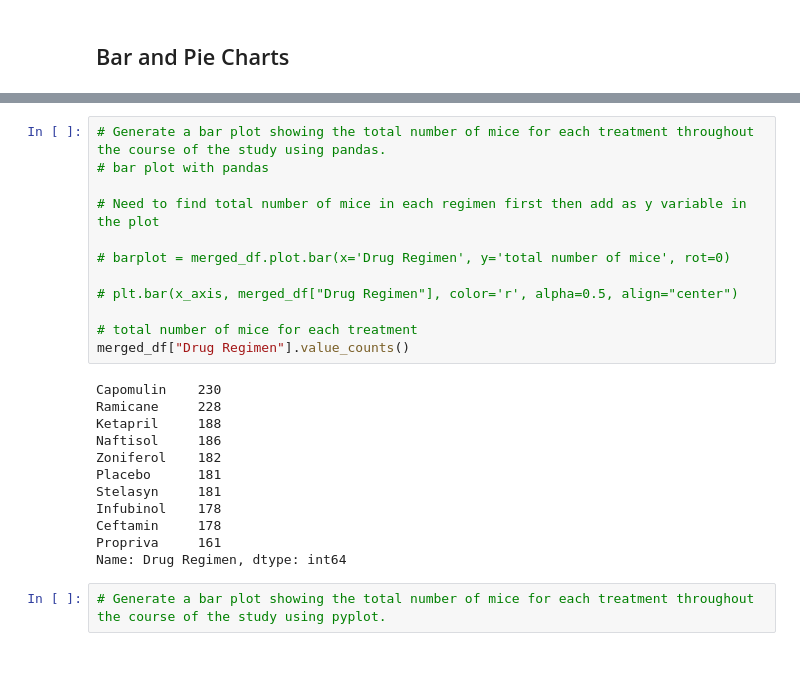
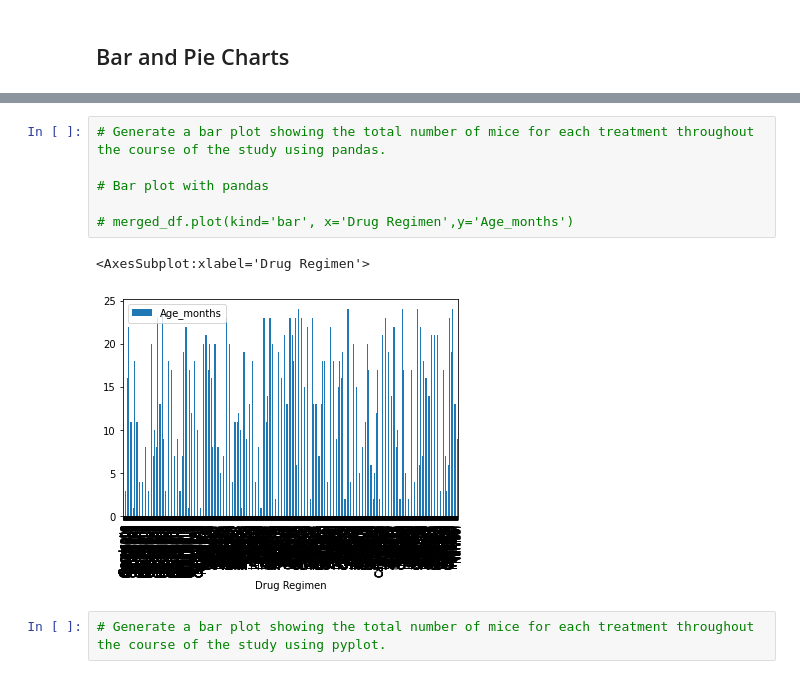
Before and after one commit to Rob397/Matplotlib--Pharma, a Jupyter notebook: pymaceuticals_starter.ipynb, the cells around one changed output, grey strips where cells are left out. Cells and saved outputs as stored; diff of their text form.

```diff
--- a/pymaceuticals_starter.ipynb
+++ b/pymaceuticals_starter.ipynb
@@ -151,27 +219,12 @@ The standard error from the mean is: 0.20443585034961514
 # %%
 # Generate a bar plot showing the total number of mice for each treatment throughout the course of the study using pandas.
-# bar plot with pandas
 
-# Need to find total number of mice in each regimen first then add as y variable in the plot
+# Bar plot with pandas
 
-# barplot = merged_df.plot.bar(x='Drug Regimen', y='total number of mice', rot=0)
-
-# plt.bar(x_axis, merged_df["Drug Regimen"], color='r', alpha=0.5, align="center")
-
-# total number of mice for each treatment
-merged_df["Drug Regimen"].value_counts()
+# merged_df.plot(kind='bar', x='Drug Regimen',y='Age_months')
 # %% [output]
-Capomulin    230
-Ramicane     228
-Ketapril     188
-Naftisol     186
-Zoniferol    182
-Placebo      181
-Stelasyn     181
-Infubinol    178
-Ceftamin     178
-Propriva     161
-Name: Drug Regimen, dtype: int64
+<AxesSubplot:xlabel='Drug Regimen'>
+[figure, added]
 # %%
 # Generate a bar plot showing the total number of mice for each treatment throughout the course of the study using pyplot.
 # %%
```
Also changed, not shown: parts of 10 cells of this notebook.
